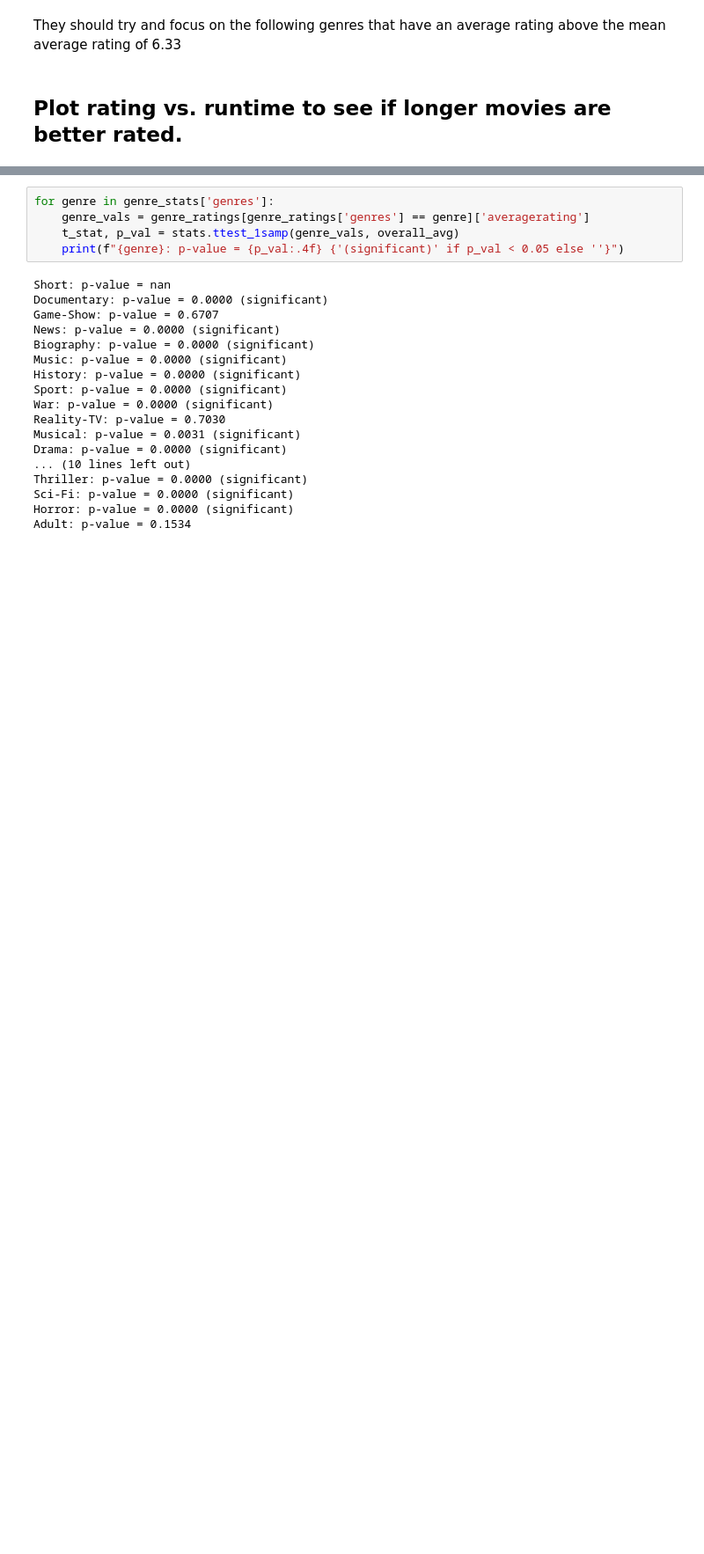
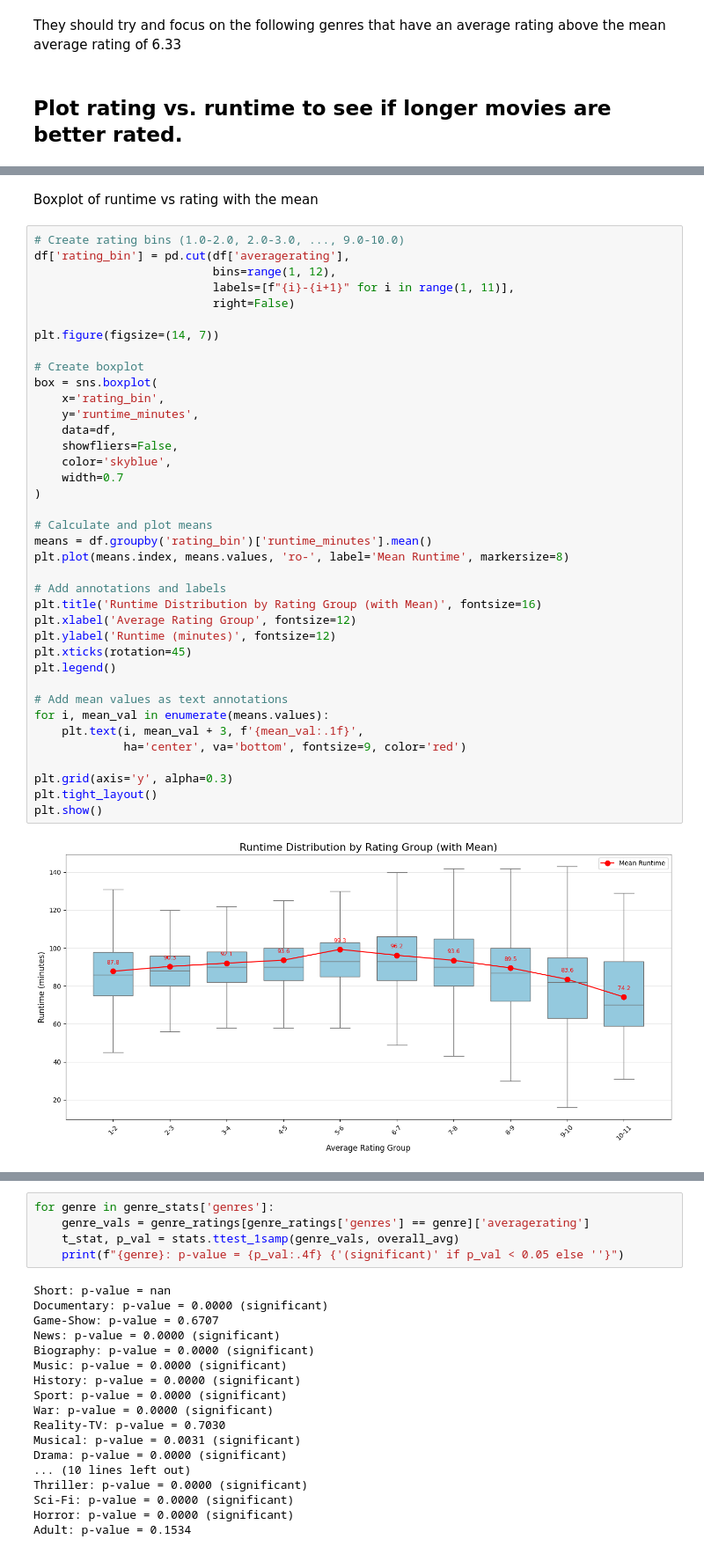
Before and after one commit to Hafsa-mohamed-Ad3n/Box-Office-Blueprint-Data-Driven-Insights-for-Microsoft-s-Movie-Studio-Launch, a Jupyter notebook: Database.ipynb, the cells around one changed output, grey strips where cells are left out. Shown at 88% size. Saved outputs shown, nothing was run; the diff lists cells and outputs as text; blank space fills up the shorter version.

```diff
--- a/Database.ipynb
+++ b/Database.ipynb
@@ -681,0 +706,42 @@ JOIN movie_ratings AS mr
+# %% [markdown]
+Boxplot of runtime vs rating with the mean
+# %%
+# Create rating bins (1.0-2.0, 2.0-3.0, ..., 9.0-10.0)
+df['rating_bin'] = pd.cut(df['averagerating'],
+                          bins=range(1, 12),
+                          labels=[f"{i}-{i+1}" for i in range(1, 11)],
+                          right=False)
+
+plt.figure(figsize=(14, 7))
+
+# Create boxplot
+box = sns.boxplot(
+    x='rating_bin',
+    y='runtime_minutes',
+    data=df,
+    showfliers=False,
+    color='skyblue',
+    width=0.7
+)
+
+# Calculate and plot means
+means = df.groupby('rating_bin')['runtime_minutes'].mean()
+plt.plot(means.index, means.values, 'ro-', label='Mean Runtime', markersize=8)
+
+# Add annotations and labels
+plt.title('Runtime Distribution by Rating Group (with Mean)', fontsize=16)
+plt.xlabel('Average Rating Group', fontsize=12)
+plt.ylabel('Runtime (minutes)', fontsize=12)
+plt.xticks(rotation=45)
+plt.legend()
+
+# Add mean values as text annotations
+for i, mean_val in enumerate(means.values):
+    plt.text(i, mean_val + 3, f'{mean_val:.1f}',
+             ha='center', va='bottom', fontsize=9, color='red')
+
+plt.grid(axis='y', alpha=0.3)
+plt.tight_layout()
+plt.show()
+# %% [output]
+[figure, added]
```
Also changed, not shown: parts of 5 cells of this notebook.
